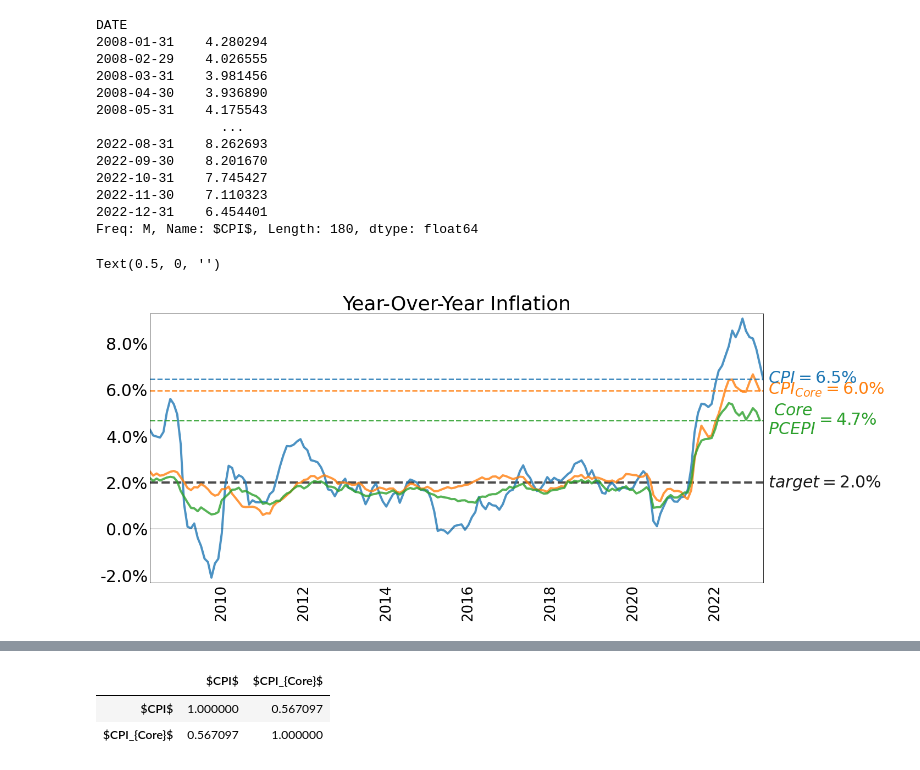
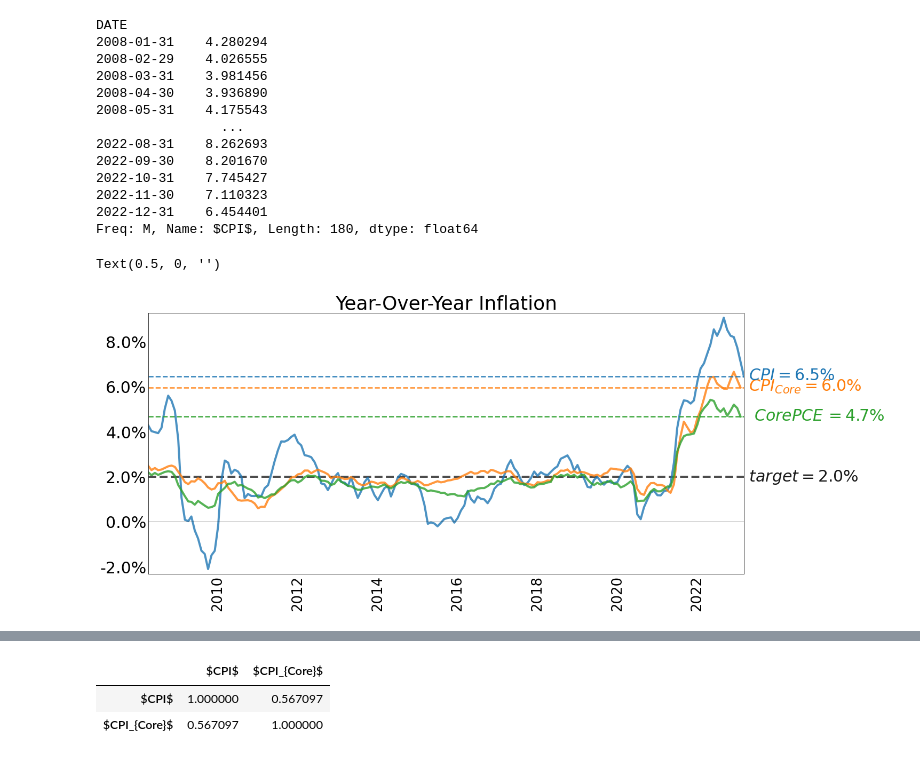
Before and after one commit to jlcatonjr/Learn-Python-for-Stats-and-Econ, a Jupyter notebook: Projects/SMP Data/Assessing Potential for Higher Inflation-Copy1.ipynb, the cells around one changed output, grey strips where cells are left out. Drawn from its saved outputs; the diff is of its cells as text; code cells hidden in the pictures.

```diff
--- a/Projects/SMP Data/Assessing Potential for Higher Inflation-Copy1.ipynb
+++ b/Projects/SMP Data/Assessing Potential for Higher Inflation-Copy1.ipynb
@@ -163,7 +168,7 @@ data_dict = {
             "$CPI$":"CPIAUCNS",
              "$CPI_{Core}$":"CPILFESL",
             "$PCEPI_{Core}$":"PCEPILFE",
-            "$PCEPI$": "PCEPI",
+            "$PCE$": "PCEPI",
             "Industrial Production Index":"INDPRO",
             "$\pi_{e_{5Y}}$":"T5YIE",
              "$\pi_{e_{10Y}}$":"T10YIE",
@@ -482,36 +482,36 @@ ax.axhline(plot_df[plot_keys[2]].iloc[-2], ls = "--", linewidth = 2.5, color = "
 
 # ax.axhline(5, ls = "--", color = "k", alpha = .5)
 ax.set_yticklabels(str(y) + "%" for y in ax.get_yticks())
 plt.xticks(rotation=90, fontsize =26)
 ax.tick_params('both', length=0, which='both')
 # ax.text("2009-10",3 ,  plot_keys[0], color = "C0", alpha = 1)
 # ax.text("2015-08",2.5 ,  plot_keys[1], color = "C1", alpha = 1)
 ax.text(dates[-1], 2, " " + "$target=2.0\%$", color = "k", alpha = .9,
         ha = "left", va = "center")
 pce_core_today =  plot_df[plot_keys[2]].round(1).iloc[-2]
 cpi_core_today = plot_df[plot_keys[1]].round(1).iloc[-2]
 ppi_today = plot_df[plot_keys[0]].round(1).iloc[-1]
 
-ax.text(dates[-1],pce_core_today , "  $Core$\n $PCEPI$", color = "C2", alpha = 1,
+ax.text(dates[-1],pce_core_today , "  $Core PCE$", color = "C2", alpha = 1,
         ha = "left", va = "center")
-ax.text(dates[-1],pce_core_today , "          $=" + str(pce_core_today) +"\%$", color = "C2", alpha = 1,
+ax.text(dates[-1],pce_core_today , "                $=" + str(pce_core_today) +"\%$", color = "C2", alpha = 1,
         ha = "left", va = "center")
 ax.text(dates[-1],cpi_core_today , " " + plot_keys[1] + "$=" + str(cpi_core_today) +"\%$", color = "C1", alpha = 1,
         ha = "left", va = "center")
 ax.text(dates[-1], ppi_today, " " + "$CPI=" + str(ppi_today) +"\%$", color = "C0", alpha = 1,
         ha = "left", va = "center")
 
 
 
 ax.set_title("Year-Over-Year Inflation")
 plt.xticks(rotation = 90)
 ax.set_xlabel("")
 # plot_lines(plot_df, linewidth = 5)
 
 #plot_df.to_csv("inflationData.csv")
 # %% [output]
 Text(0.5, 0, '')
-[figure, old version]
+[figure, new version]
 # %%
 plot_df
 # %% [output]
```
Also changed, not shown: parts of 8 cells of this notebook, 5 other files.
